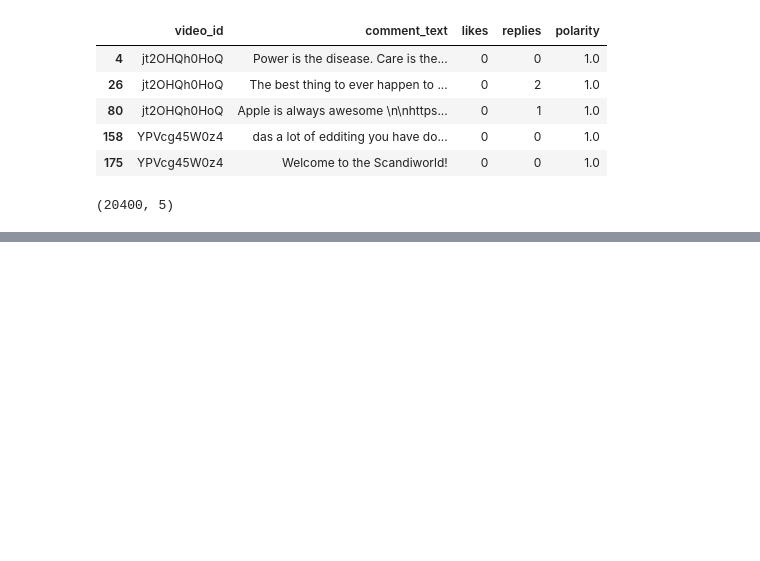
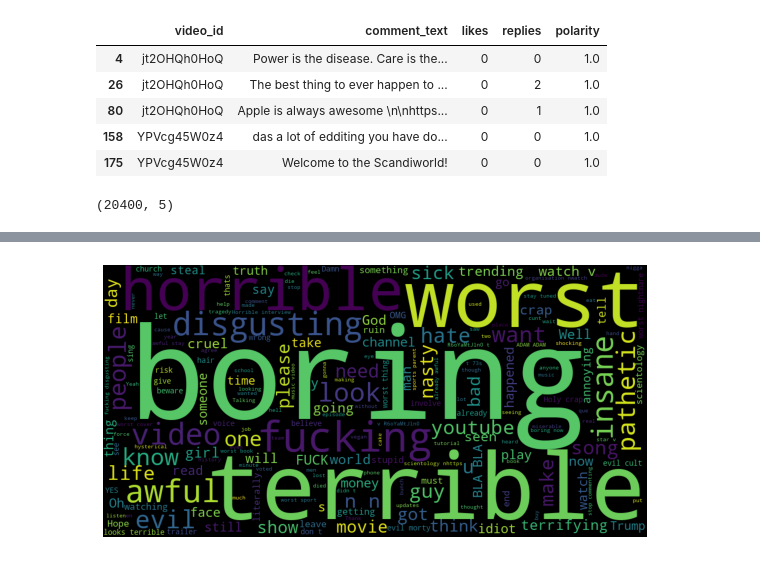
Before and after one commit to Data-Analysis-Projects-Udemy/-Project-1--Text-Data-Analysis, a Jupyter notebook: Text-Data-Analysis.ipynb, the cells around one changed output, grey strips where cells are left out. Cells and saved outputs as stored; diff of their text form; code cells hidden in the pictures; blank space fills up the shorter version.

```diff
--- a/Text-Data-Analysis.ipynb
+++ b/Text-Data-Analysis.ipynb
@@ -80,0 +100,7 @@ form wordcloud import WordCloud
+# %%
+plt.figure(figsize=(15,5))
+plt.imshow(wordcloud)
+plt.axis("off")
+plt.savefig("./images/WordCloud_neg.png")
+# %% [output]
+[figure, added]
```
Also changed, not shown: parts of 8 cells of this notebook, 4 other files.
